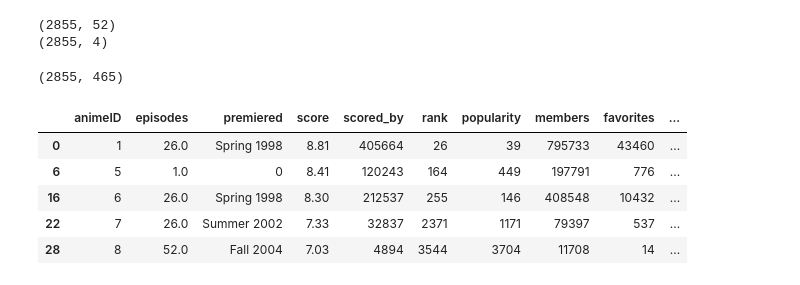
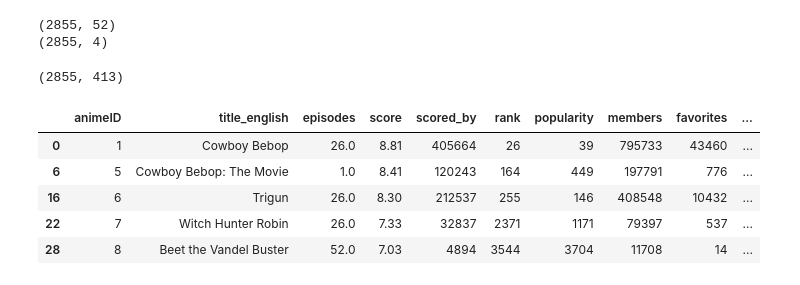
Before and after one commit to KWellesly/ML4Anime, a Jupyter notebook: data_cleaning.ipynb, the cells around one changed output. Saved outputs shown, nothing was run; the diff lists cells and outputs as text; code cells hidden in the pictures.

Commit message:
added title_english col back into training data, added separate .csv files for one-hot premiered year encoding and float premiered years

```diff
--- a/data_cleaning.ipynb
+++ b/data_cleaning.ipynb
@@ -392,7 +392,7 @@ reduced_df.head()
 | 22 | 7 | Witch Hunter Robin | 26.0 | Summer 2002 | 7.33 | 32837 | 2371 | 1171 | 79397 | ... |
 | 28 | 8 | Beet the Vandel Buster | 52.0 | Fall 2004 | 7.03 | 4894 | 3544 | 3704 | 11708 | ... |
 # %%
-simp_cols = [col for col in list(reduced_df.columns) if ((col != 'title_english') & (col != 'synopsis'))]
+simp_cols = [col for col in list(reduced_df.columns) if (col != 'synopsis')]
 more_reduced_df = reduced_df[simp_cols]
 print(more_reduced_df.shape)
 more_reduced_df.head()
@@ -418,15 +418,19 @@ print(youngest)
 YR_RANGE = youngest - oldest + 1    # 2019 - 1968 + 1 = 52
 SEASONS = ['Spring', 'Summer', 'Fall', 'Winter']
 all_yrs = np.empty((0, YR_RANGE))   # shape = (0,52), ind0 = 1968
+all_yrs_asYYYY = [] # list for all premiered year values in form YYYY
 all_seasons = np.empty((0, len(SEASONS)))   # shape = (0, 4)
 premiered = more_reduced_df['premiered'].astype(str)
 for i in range(len(more_reduced_df.index)): # 0 to 2854
     premiered_year = np.zeros((YR_RANGE,))
     premiered_season = np.zeros((len(SEASONS),))
     splits = premiered.iloc[i].split()
-    if(len(splits) != 1):
+    if(len(splits) != 1): # entry of "SEASON YYYY"
         premiered_year[int(splits[1])-oldest] = 1
         premiered_season[SEASONS.index(splits[0])] = 1
+        all_yrs_asYYYY.append(int(splits[1]))
+    else: # entry of "0"
+        all_yrs_asYYYY.append(0)
     all_yrs = np.append(all_yrs, premiered_year.reshape(1, -1),axis=0)
     all_seasons = np.append(all_seasons, premiered_season.reshape(1, -1),axis=0)
 print(all_yrs.shape)
@@ -435,17 +439,20 @@ print(all_seasons.shape)
 (2855, 52)
 (2855, 4)
 # %%
-for i in range(all_yrs.shape[1]):
-    more_reduced_df.insert(len(more_reduced_df.columns), "premiered_{}".format(i+oldest), all_yrs[:,i])
+# remove premiered column (no longer needed)
+more_reduced_df = more_reduced_df.drop(['premiered'], axis = 1)
+
+# add in cols for one-hot encoding of premiered seasons
 for i in range(all_seasons.shape[1]):
     more_reduced_df.insert(len(more_reduced_df.columns), "premiered_{}".format(SEASONS[i]), all_seasons[:,i])
+
 print(more_reduced_df.shape)
 more_reduced_df.head()
 # %% [output]
-(2855, 465)
+(2855, 413)
-|  | animeID | episodes | premiered | score | scored_by | rank | popularity | members | favorites | ... |
-| 0 | 1 | 26.0 | Spring 1998 | 8.81 | 405664 | 26 | 39 | 795733 | 43460 | ... |
-| 6 | 5 | 1.0 | 0 | 8.41 | 120243 | 164 | 449 | 197791 | 776 | ... |
-| 16 | 6 | 26.0 | Spring 1998 | 8.30 | 212537 | 255 | 146 | 408548 | 10432 | ... |
-| 22 | 7 | 26.0 | Summer 2002 | 7.33 | 32837 | 2371 | 1171 | 79397 | 537 | ... |
-| 28 | 8 | 52.0 | Fall 2004 | 7.03 | 4894 | 3544 | 3704 | 11708 | 14 | ... |
+|  | animeID | title_english | episodes | score | scored_by | rank | popularity | members | favorites | ... |
+| 0 | 1 | Cowboy Bebop | 26.0 | 8.81 | 405664 | 26 | 39 | 795733 | 43460 | ... |
+| 6 | 5 | Cowboy Bebop: The Movie | 1.0 | 8.41 | 120243 | 164 | 449 | 197791 | 776 | ... |
+| 16 | 6 | Trigun | 26.0 | 8.30 | 212537 | 255 | 146 | 408548 | 10432 | ... |
+| 22 | 7 | Witch Hunter Robin | 26.0 | 7.33 | 32837 | 2371 | 1171 | 79397 | 537 | ... |
+| 28 | 8 | Beet the Vandel Buster | 52.0 | 7.03 | 4894 | 3544 | 3704 | 11708 | 14 | ... |
```
Also changed, not shown: parts of 5 cells of this notebook, 2 other files.
